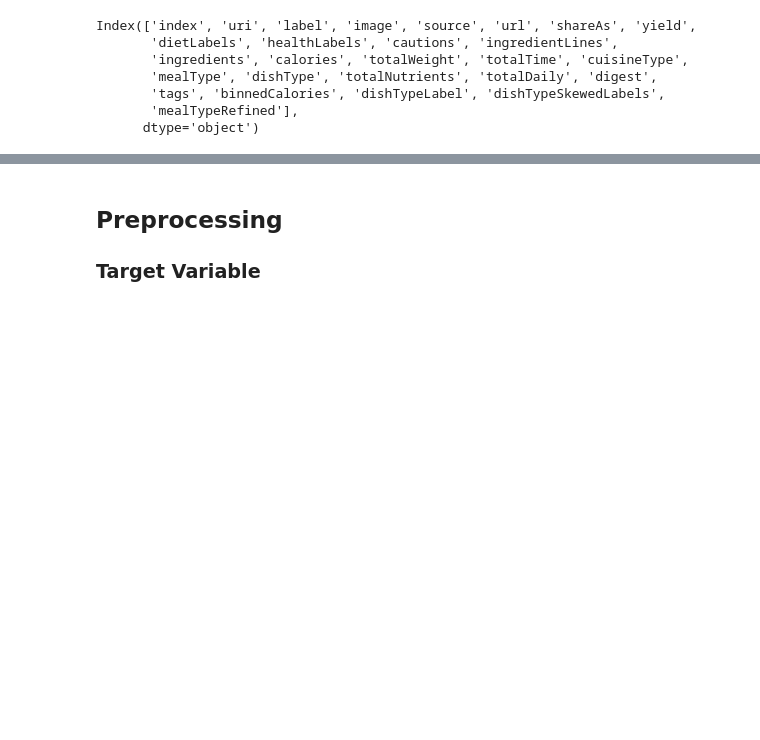
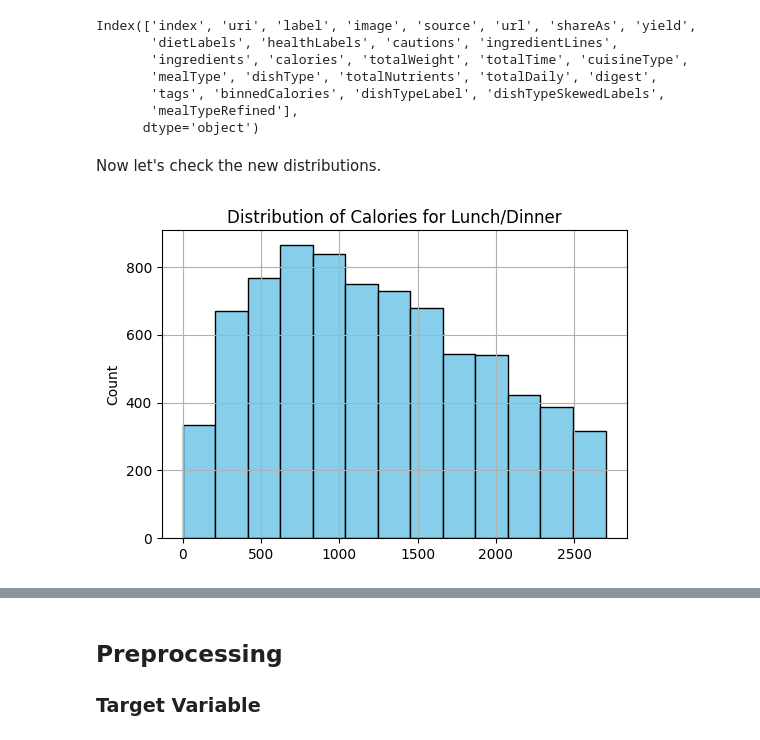
Before and after one commit to RavinderRai/iifymate, a Jupyter notebook: ClassificationModels.ipynb, the cells around one changed output, grey strips where cells are left out. Cells and saved outputs as stored; diff of their text form; code cells hidden in the pictures; blank space fills up the shorter version.

```diff
--- a/ClassificationModels.ipynb
+++ b/ClassificationModels.ipynb
@@ -644,3 +644,14 @@ Index(['index', 'uri', 'label', 'image', 'source', 'url', 'shareAs', 'yield',
        'tags', 'binnedCalories', 'dishTypeLabel', 'dishTypeSkewedLabels',
        'mealTypeRefined'],
       dtype='object')
+# %% [markdown]
+Now let's check the new distributions.
+# %%
+lunch_dinner_df = df2[df2['mealTypeRefined'] == 'lunch/dinner']
+snack_df = df2[df2['mealTypeRefined'] == 'snack']
+breakfast_df = df2[df2['mealTypeRefined'] == 'breakfast']
+# %%
+lunch_dinner_df_calories_df = filter_calories(lunch_dinner_df)
+plot_distribution(lunch_dinner_df_calories_df, bins=13, title='Distribution of Calories for Lunch/Dinner')
+# %% [output]
+[figure, added]
```
Also changed, not shown: parts of 48 cells of this notebook.
